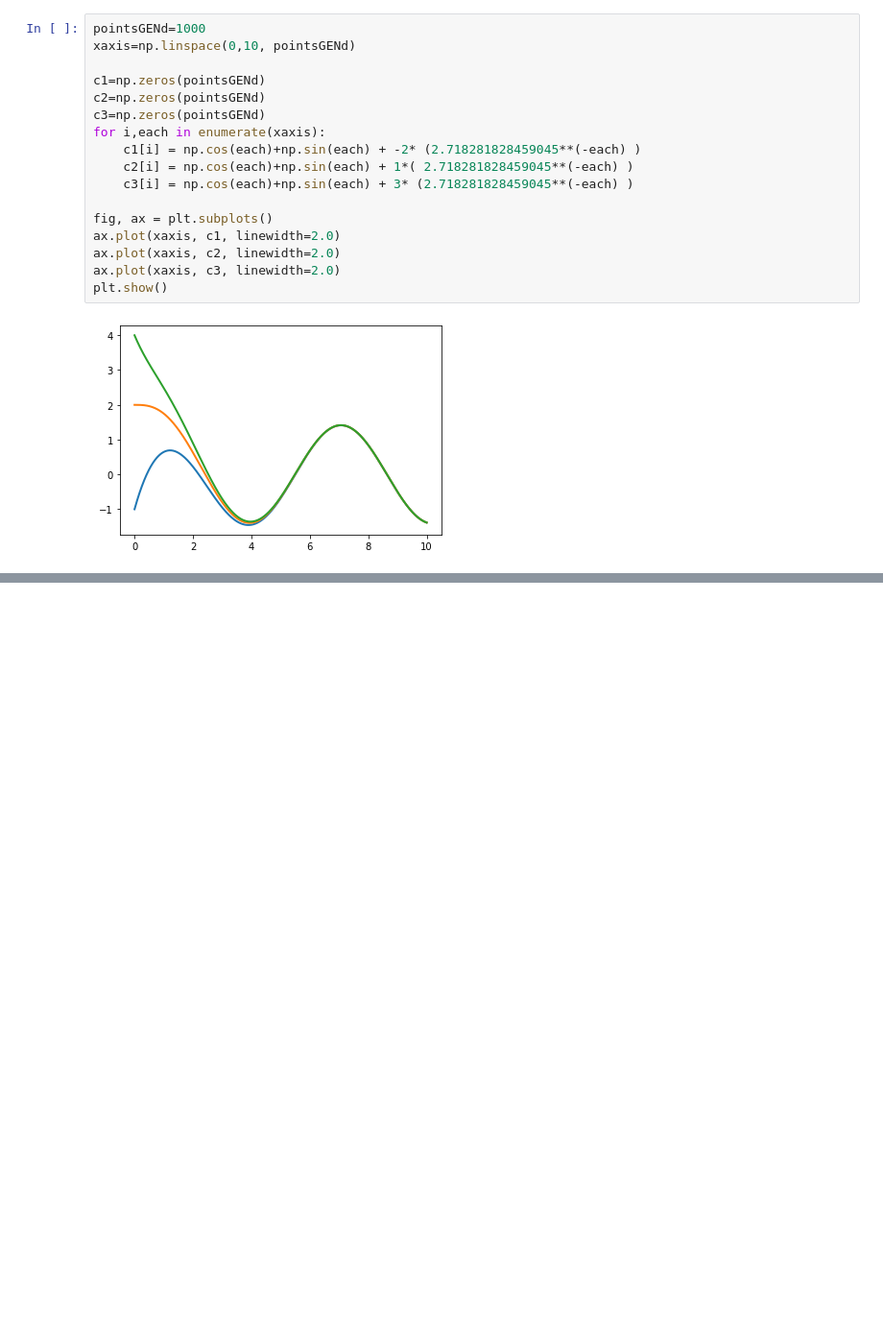
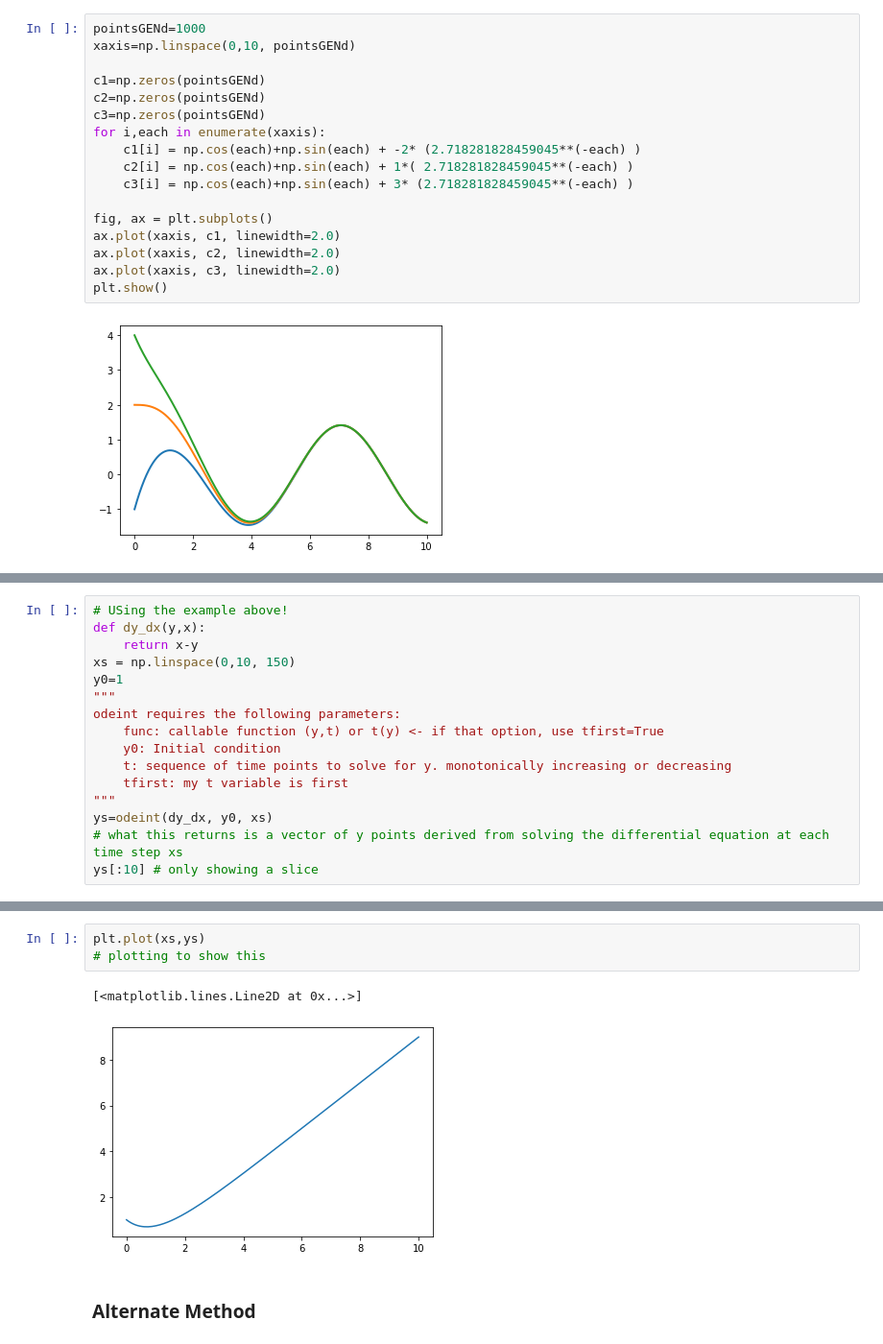
Before and after one commit to GeorgeG518/MTSU-CSCI-4600-Summer-2022, a Jupyter notebook: Module3/ODEnotebook.ipynb, the cells around one changed output, grey strips where cells are left out. Shown at 96% size. Saved outputs shown, nothing was run; the diff lists cells and outputs as text; blank space fills up the shorter version.

```diff
--- a/Module3/ODEnotebook.ipynb
+++ b/Module3/ODEnotebook.ipynb
@@ -134,0 +242,16 @@ Solutions of a DE may not necessarily be unique. When 'Solving' a DE, it means t
+# %%
+# USing the example above!
+def dy_dx(y,x):
+    return x-y
+xs = np.linspace(0,10, 150)
+y0=1
+"""
+odeint requires the following parameters:
+    func: callable function (y,t) or t(y) <- if that option, use tfirst=True
+    y0: Initial condition
+    t: sequence of time points to solve for y. monotonically increasing or decreasing
+    tfirst: my t variable is first
+"""
+ys=odeint(dy_dx, y0, xs)
+# what this returns is a vector of y points derived from solving the differential equation at each time step xs
+ys[:10] # only showing a slice
@@ -134,0 +269,8 @@ Solutions of a DE may not necessarily be unique. When 'Solving' a DE, it means t
+# %%
+plt.plot(xs,ys)
+# plotting to show this
+# %% [output]
+[<matplotlib.lines.Line2D at 0x...>]
+[figure, added]
+# %% [markdown]
+### Alternate Method
```
Also changed, not shown: parts of 16 cells of this notebook, 1 other file.
